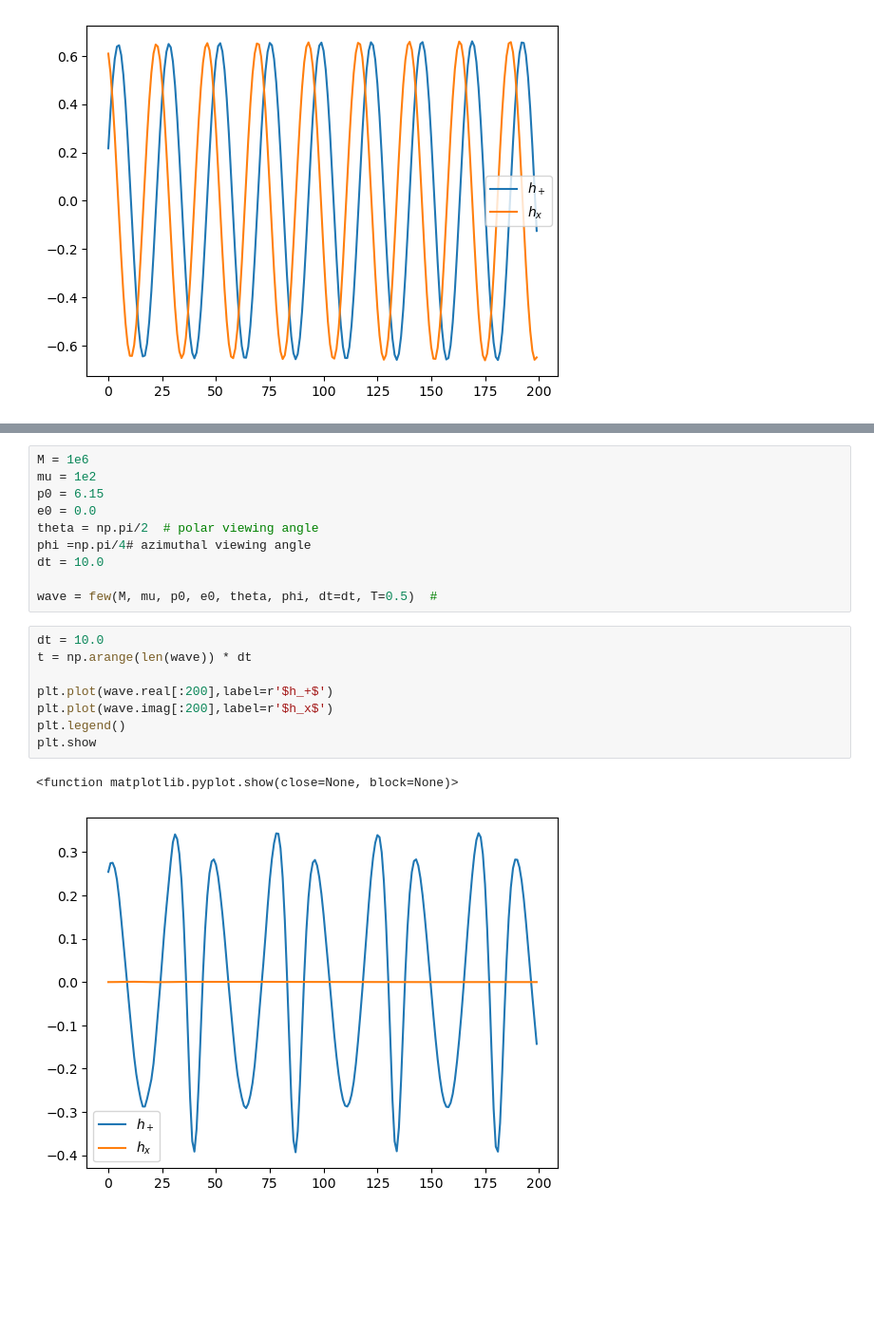
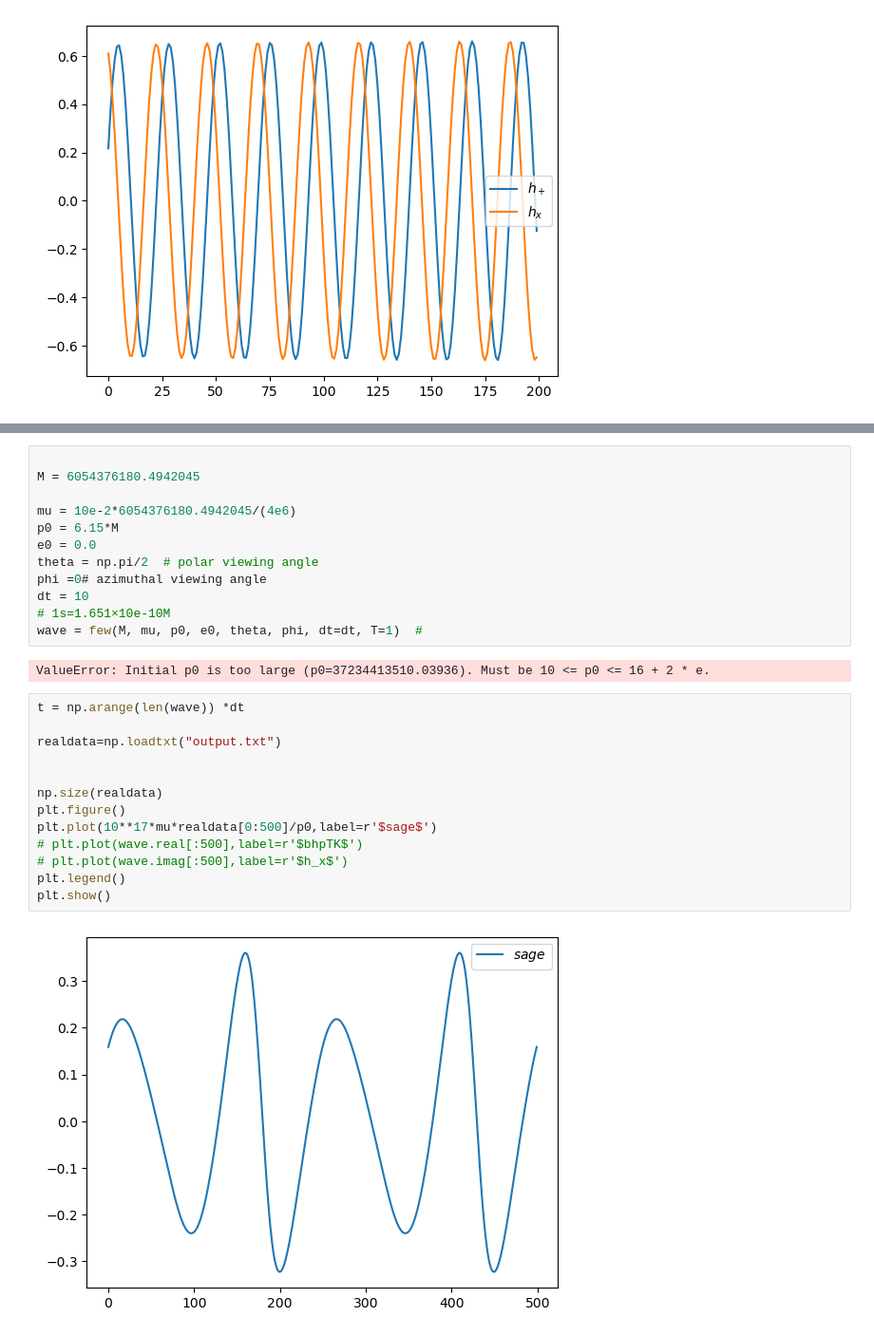
Before and after one commit to smmasruk/M1_Intership, a Jupyter notebook: From_eric/test_notebook1.ipynb, the cells around one changed output, grey strips where cells are left out. Shown: that part at 95% size. Cells and saved outputs as stored; diff of their text form; blank space fills up the shorter version.

Commit message:
sensitivity curve

```diff
--- a/From_eric/test_notebook1.ipynb
+++ b/From_eric/test_notebook1.ipynb
@@ -174,21 +174,29 @@ plt.show()
 # %%
-M = 1e6
-mu = 1e2
-p0 = 6.15
+
+M = 6054376180.4942045
+
+mu = 10e-2*6054376180.4942045/(4e6)
+p0 = 6.15*M
 e0 = 0.0
 theta = np.pi/2  # polar viewing angle
-phi =np.pi/4# azimuthal viewing angle
-dt = 10.0
-
-wave = few(M, mu, p0, e0, theta, phi, dt=dt, T=0.5)  #
+phi =0# azimuthal viewing angle
+dt = 10
+# 1s=1.651×10e-10M
+wave = few(M, mu, p0, e0, theta, phi, dt=dt, T=1)  #
+# %% [output]
+ValueError: Initial p0 is too large (p0=37234413510.03936). Must be 10 <= p0 <= 16 + 2 * e.
 # %%
-dt = 10.0
-t = np.arange(len(wave)) * dt
+t = np.arange(len(wave)) *dt
 
-plt.plot(wave.real[:200],label=r'$h_+$')
-plt.plot(wave.imag[:200],label=r'$h_x$')
+realdata=np.loadtxt("output.txt")
+
+
+np.size(realdata)
+plt.figure()
+plt.plot(10**17*mu*realdata[0:500]/p0,label=r'$sage$')
+# plt.plot(wave.real[:500],label=r'$bhpTK$')
+# plt.plot(wave.imag[:500],label=r'$h_x$')
 plt.legend()
-plt.show
+plt.show()
 # %% [output]
-<function matplotlib.pyplot.show(close=None, block=None)>
-[figure, old version]
+[figure, new version]
```
Also changed, not shown: parts of 6 cells of this notebook, 24 other files.
